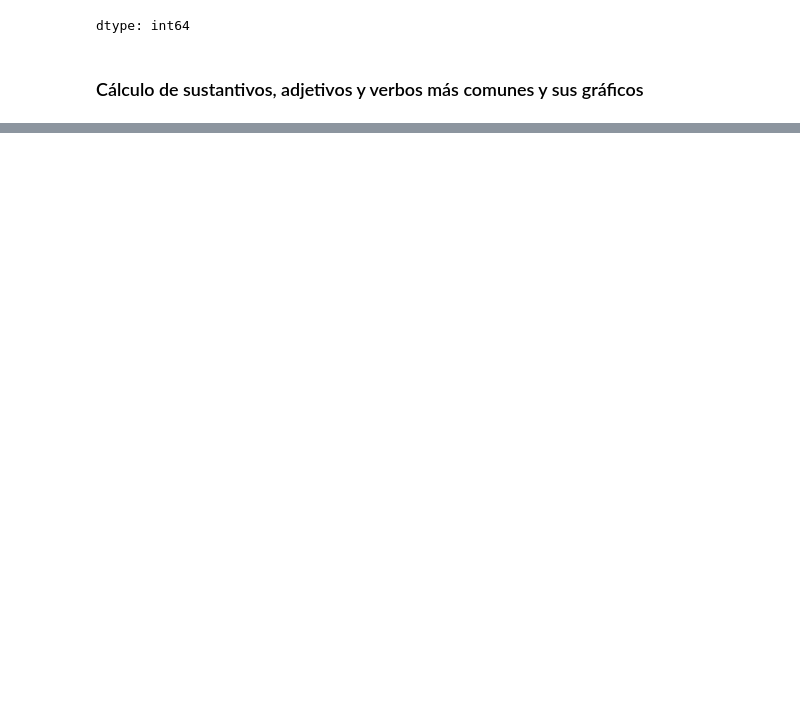
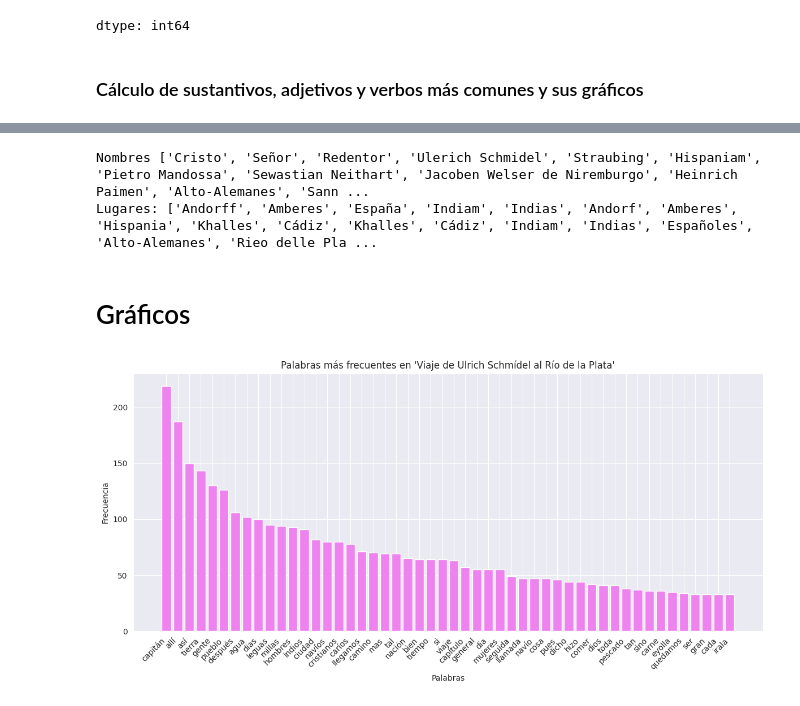
Before and after one commit to rominicky/mineria-texto-python, a Jupyter notebook: ulrich_exploraciones_textuales.ipynb, the cells around one changed output, grey strips where cells are left out. Saved outputs shown, nothing was run; the diff lists cells and outputs as text; code cells hidden in the pictures; blank space fills up the shorter version.

```diff
--- a/ulrich_exploraciones_textuales.ipynb
+++ b/ulrich_exploraciones_textuales.ipynb
@@ -209,2 +251,71 @@ llaman         16
 Name: count, dtype: int64
+# %%
+#Cálculo de nombres y lugares en el texto de Viaje de Ulrich Schmídel al Río de la Plata
+import spacy
+
+nlp_es = spacy.load("es_core_news_md")
+
+def find_names_and_places(text, language="es"):
+    if language == "es":
+        doc = nlp_es(text)
+    else:
+        raise ValueError("Error de idioma")
+
+    names = []
+    places = []
+    for ent in doc.ents:
+        if ent.label_ == "PER":
+            names.append(ent.text)
+        elif ent.label_ == "LOC" or ent.label_ == "GPE":
+            places.append(ent.text)
+
+    return names, places
+
+
+text = ulrico_txt
+
+#Find names and places in Spanish
+spanish_names, spanish_places = find_names_and_places(text, language="es")
+
+print("Nombres", spanish_names)
+print("Lugares:", spanish_places)
+# %% [output]
+Nombres ['Cristo', 'Señor', 'Redentor', 'Ulerich Schmidel', 'Straubing', 'Hispaniam', 'Pietro Mandossa', 'Sewastian Neithart', 'Jacoben Welser de Niremburgo', 'Heinrich Paimen', 'Alto-Alemanes', 'Sann ...
+Lugares: ['Andorff', 'Amberes', 'España', 'Indiam', 'Indias', 'Andorf', 'Amberes', 'Hispania', 'Khalles', 'Cádiz', 'Khalles', 'Cádiz', 'Indiam', 'Indias', 'Españoles', 'Alto-Alemanes', 'Rieo delle Pla ...
+# %% [markdown]
+# Gráficos
+# %%
+# Gráfico de palabas más frecuentes en texto_limpio
+
+import matplotlib.pyplot as plt
+from collections import Counter
+
+# Lectura de texto_limpio.txt
+with open('texto_limpio.txt', 'r', encoding='utf-8') as file:
+    texto_limpio = file.read()
+
+# Tokenización
+palabras = texto_limpio.split()
+
+# Cálcilo de la frecuencia de cada palabra
+frecuencia_palabras = Counter(palabras)
+
+# Palabras más frecuentes
+palabras_mas_frecuentes = frecuencia_palabras.most_common(50)
+
+# Separación de palabras y frecuencias
+palabras, frecuencias = zip(*palabras_mas_frecuentes)
+
+sns.set_style("darkgrid")
+# Creación de gráfico
+plt.figure(figsize=(12, 6))
+plt.bar(palabras, frecuencias, color='violet')
+plt.xlabel("Palabras")
+plt.ylabel("Frecuencia")
+plt.title("Palabras más frecuentes en 'Viaje de Ulrich Schmídel al Río de la Plata'")
+plt.xticks(rotation=45, ha='right')
+plt.tight_layout()
+plt.show()
+# %% [output]
+[figure, added]
 # %%
```
Also changed, not shown: parts of 15 cells of this notebook.
